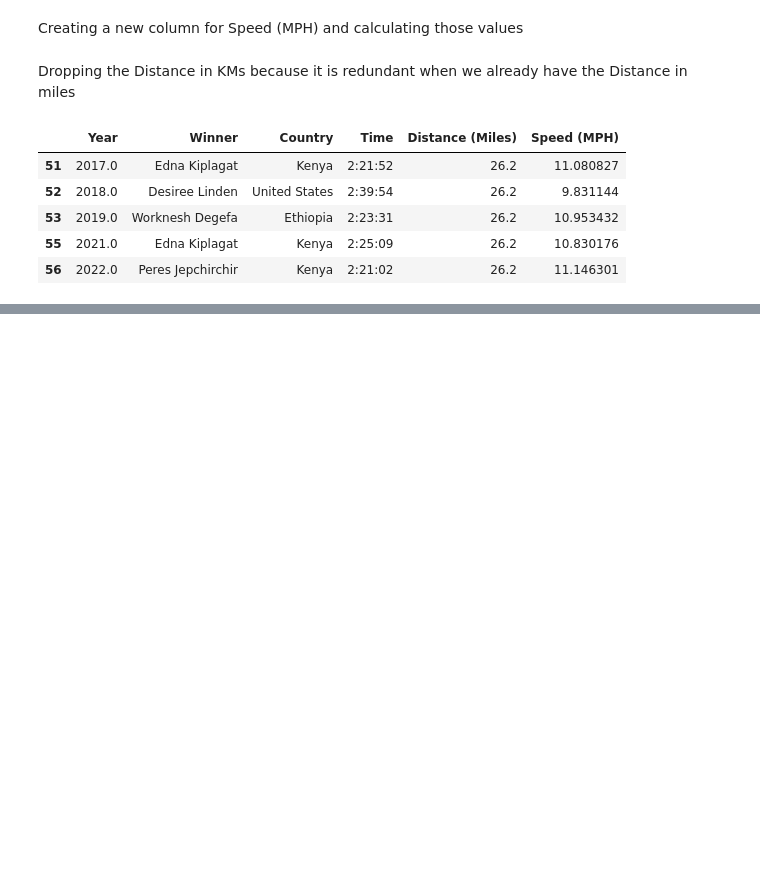
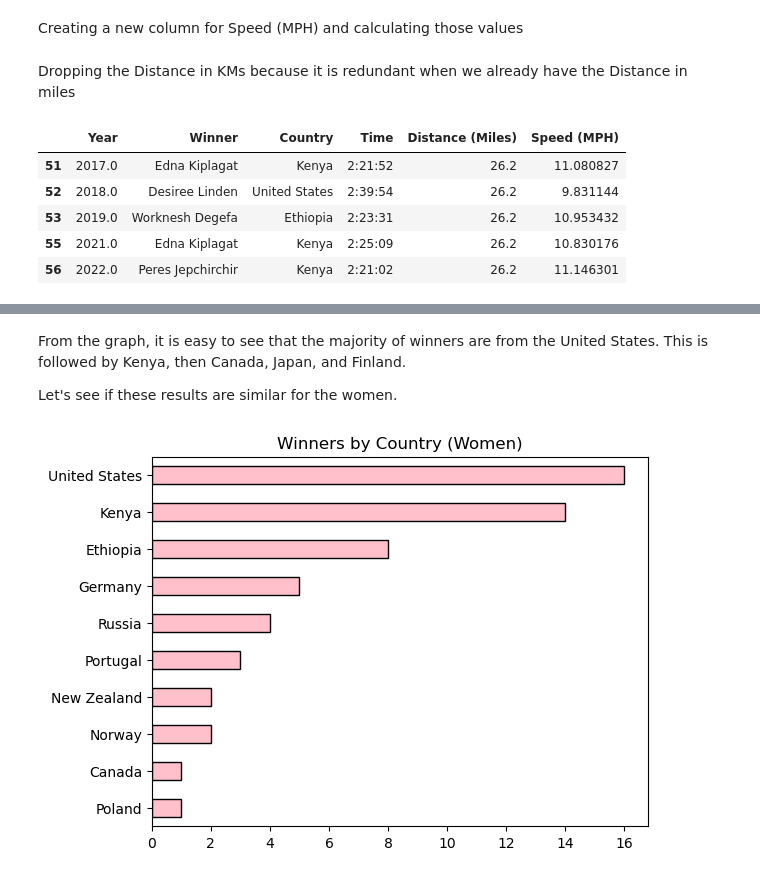
Before and after one commit to jembar-cpp/CS4650-Capstone, a Jupyter notebook: Capstone.ipynb, the cells around one changed output, grey strips where cells are left out. Saved outputs shown, nothing was run; the diff lists cells and outputs as text; code cells hidden in the pictures; blank space fills up the shorter version.

```diff
--- a/Capstone.ipynb
+++ b/Capstone.ipynb
@@ -102,0 +112,9 @@ data_f.tail()
+# %% [markdown]
+From the graph, it is easy to see that the majority of winners are from the United States. This is followed by Kenya, then Canada, Japan, and Finland.
+
+Let's see if these results are similar for the women.
+# %%
+ax = data_f['Country'].value_counts().plot(kind='barh', edgecolor='black', color='pink', title='Winners by Country (Women)')
+ax.invert_yaxis()
+# %% [output]
+[figure, added]
```
Also changed, not shown: parts of 7 cells of this notebook.
